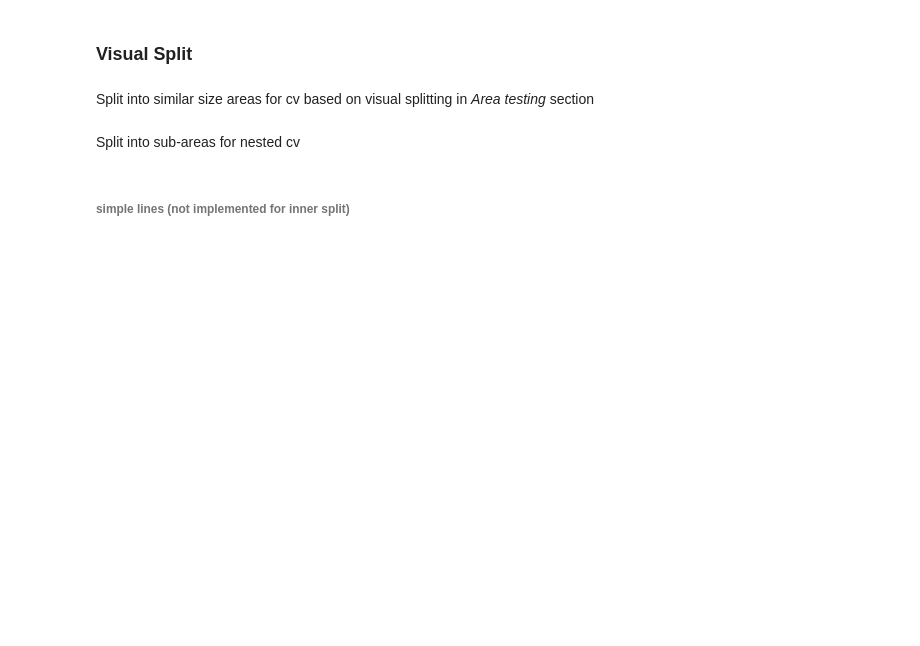
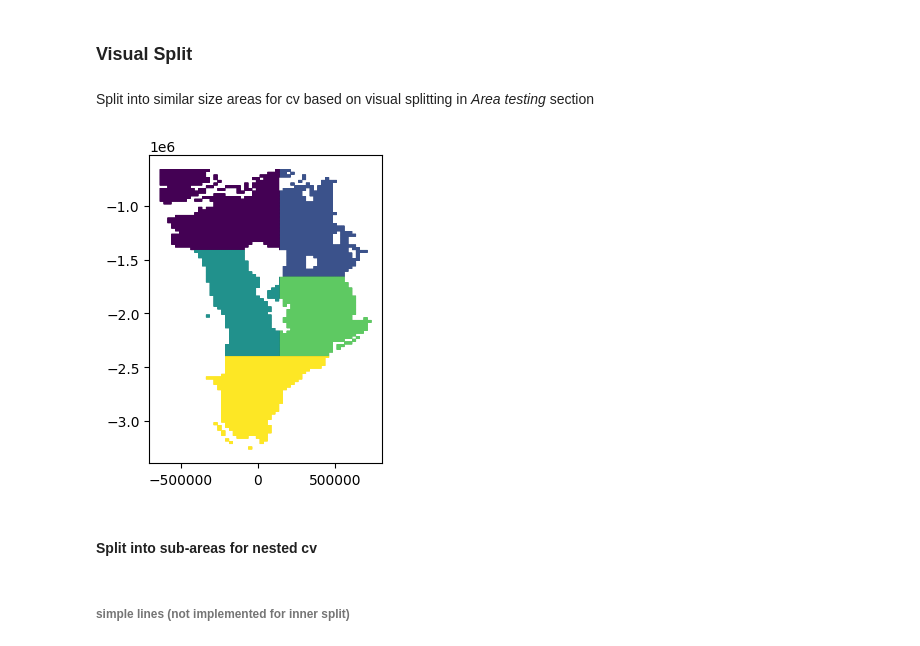
Before and after one commit to linaskerath/RP_Greenland, a Jupyter notebook: Scripts/xx_find_non_melt_area.ipynb, the cells around one changed output. Cells and saved outputs as stored; diff of their text form; code cells hidden in the pictures; blank space fills up the shorter version.

```diff
--- a/Scripts/xx_find_non_melt_area.ipynb
+++ b/Scripts/xx_find_non_melt_area.ipynb
@@ -266,7 +277,15 @@ melt_areas.loc[(melt_areas['y'] >= -1660500.0) & (melt_areas['x'] >  142500.0),
 melt_areas.loc[(melt_areas['y'] <  -1412000.0) & (melt_areas['x'] <= 142500.0) & (melt_areas['y'] >= -2398000.0), 'area'] = 3
 melt_areas.loc[(melt_areas['y'] <  -1660500.0) & (melt_areas['x'] >  142500.0) & (melt_areas['y'] >= -2398000.0), 'area'] = 4
 melt_areas.loc[ melt_areas['y'] <  -2398000.0, 'area'] = 5
-melt_areas.loc[(melt_areas['y'] >  -1000000.0) & (melt_areas['x'] < -300000.0), 'area'] = 0  # to take care of corner
+#melt_areas.loc[(melt_areas['y'] >  -1000000.0) & (melt_areas['x'] < -300000.0), 'area'] = 0  # to take care of corner
 
 
 melt_areas['area'] = melt_areas['area'].astype(int)
+# %%
+#plot
+fig, ax = plt.subplots(nrows = 1, ncols =1, figsize = (3, 4))
+#ax.scatter(gray_df["x"], gray_df["y"], edgecolor='none', s = 0.05,  c = 'lightgrey', label = 'no melt')
+
+scatter = ax.scatter(melt_areas["x"], melt_areas["y"], c = melt_areas["area"],  edgecolor='none', s = 0.05)
+# %% [output]
+[figure, added]
@@ -273,5 +296,5 @@ melt_areas['area'] = melt_areas['area'].astype(int)
 # %% [markdown]
-Split into sub-areas for nested cv
+#### Split into sub-areas for nested cv
 # %% [markdown]
 ###### simple lines (not implemented for inner split)
 # %%
```
Also changed, not shown: parts of 6 cells of this notebook, 5 other files.
